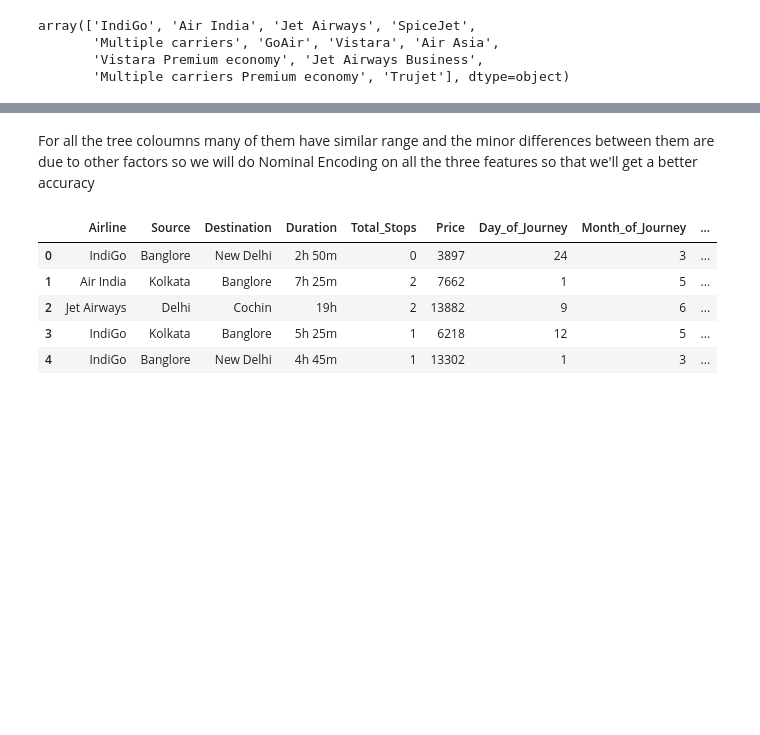
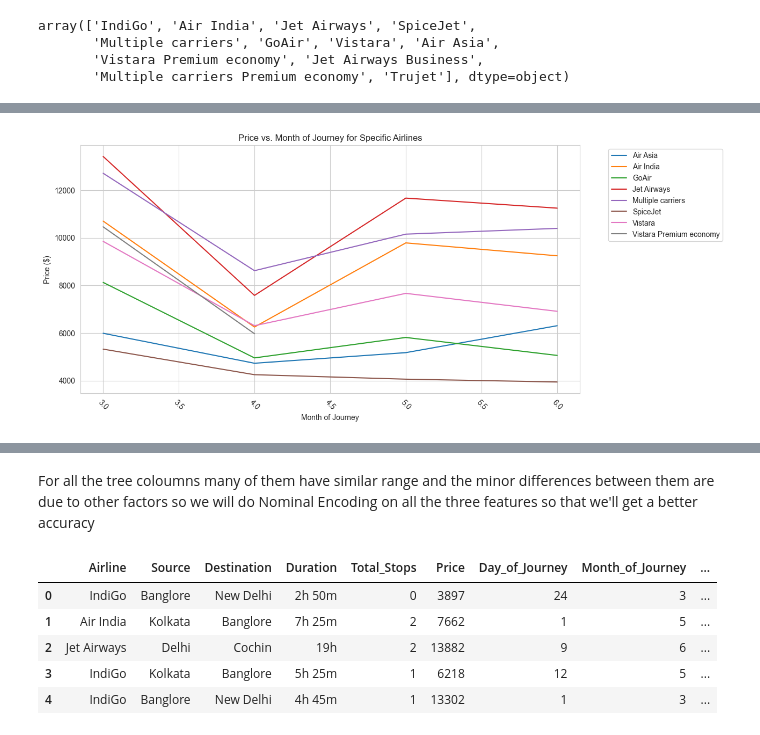
Before and after one commit to HarshvardhanPandey2003/Begineer_Projects, a Jupyter notebook: Flight Prediction/Flight Prediction Model.ipynb, the cells around one changed output, grey strips where cells are left out. Saved outputs shown, nothing was run; the diff lists cells and outputs as text; code cells hidden in the pictures; blank space fills up the shorter version.

```diff
--- a/Flight Prediction/Flight Prediction Model.ipynb
+++ b/Flight Prediction/Flight Prediction Model.ipynb
@@ -156,3 +185,22 @@ array(['IndiGo', 'Air India', 'Jet Airways', 'SpiceJet',
+# %%
+# Filter data for specific airlines
+specific_airlines = ['Air India', 'Jet Airways', 'SpiceJet', 'Multiple carriers', 'GoAir', 'Vistara', 'Air Asia', 'Vistara Premium economy']
+df_specific = df[df['Airline'].isin(specific_airlines)]
+
+# Calculate average price for each airline in each month
+df_avg_price = df_specific.groupby(['Month_of_Journey', 'Airline'])['Price'].mean().reset_index()
+
+# Plot using Seaborn
+plt.figure(figsize=(12,6))
+sn.lineplot(data=df_avg_price, x='Month_of_Journey', y='Price', hue='Airline', markers=True)
+plt.title('Price vs. Month of Journey for Specific Airlines')
+plt.xlabel('Month of Journey')
+plt.ylabel('Price ($)')
+plt.xticks(rotation=-45)  # Rotate x-axis labels for better readability
+plt.legend(bbox_to_anchor=(1.05, 1), loc='upper left')
+plt.show()
+# %% [output]
+[figure, added]
 # %%
 # Airline vs Price
 sn.catplot(y = "Price", x = "Airline", data = df, kind="boxen", height = 6, aspect = 3)
```
Also changed, not shown: parts of 14 cells of this notebook, 1 other file.
